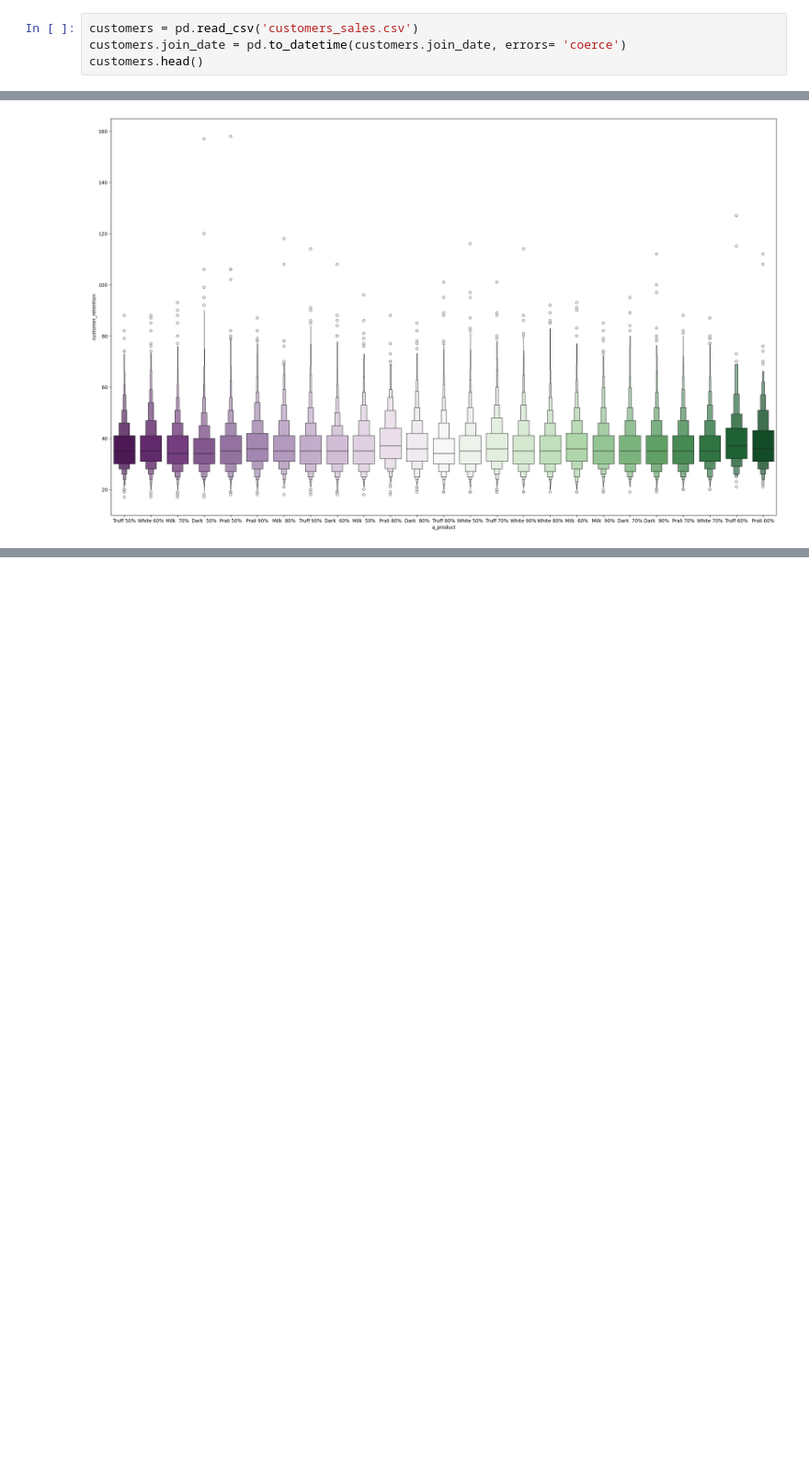
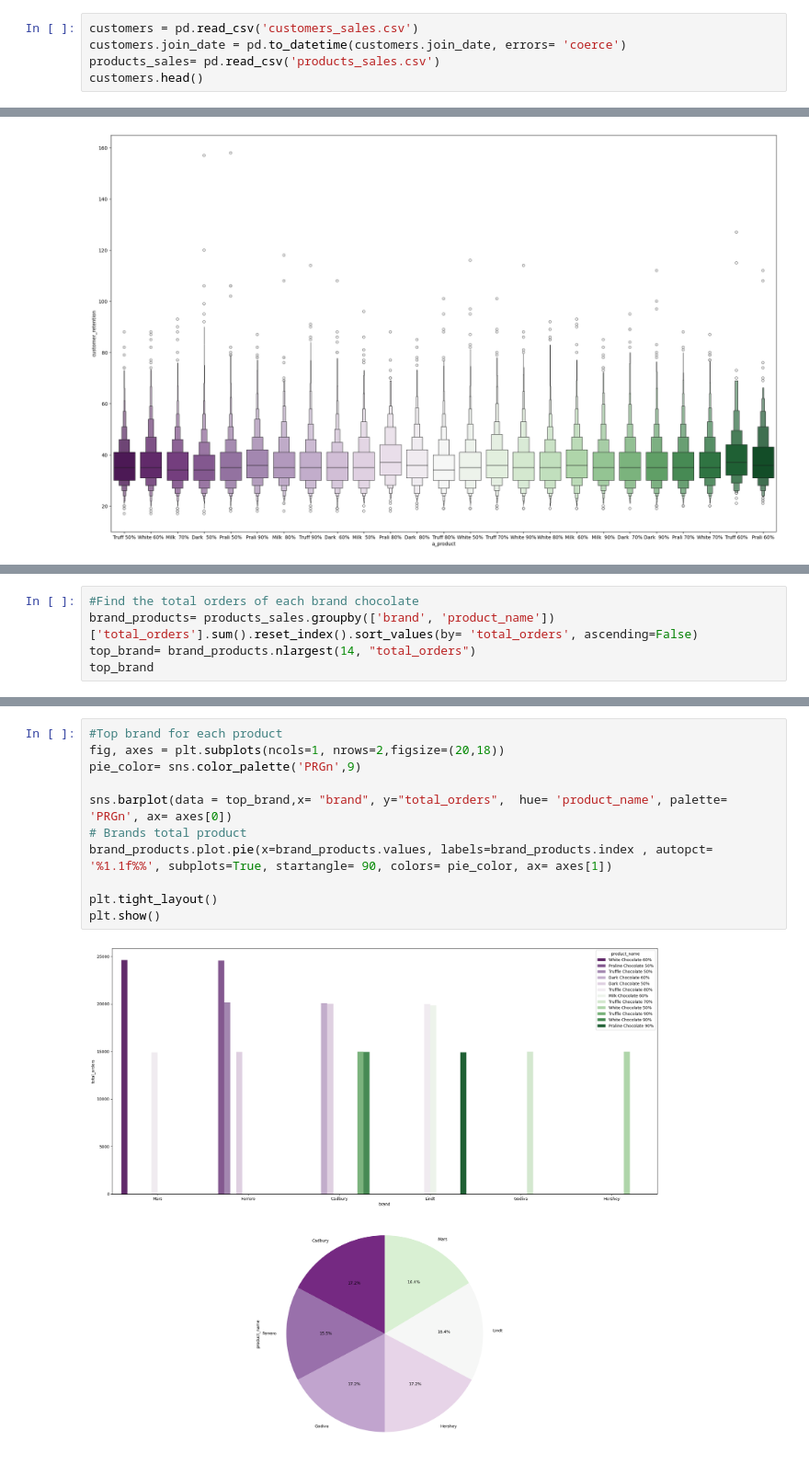
Before and after one commit to fa7hmed12121-eng/analyzing_chocolate_stores, a Jupyter notebook: pandas_charts/analyse_chocolate.ipynb, the cells around one changed output, grey strips where cells are left out. Shown at 92% size. Drawn from its saved outputs; the diff is of its cells as text; blank space fills up the shorter version.

Commit message:
Ive found the top product for each brand

```diff
--- a/pandas_charts/analyse_chocolate.ipynb
+++ b/pandas_charts/analyse_chocolate.ipynb
@@ -5,6 +5,7 @@ import seaborn as sns
 # %%
 customers = pd.read_csv('customers_sales.csv')
 customers.join_date = pd.to_datetime(customers.join_date, errors= 'coerce')
+products_sales= pd.read_csv('products_sales.csv')
 customers.head()
 # %% [output]
 |  | customer_id | age | gender | loyalty_member | join_date | product_name | avg_spending | total_orders | ... |
@@ -73,0 +97,5 @@ sns.boxenplot(data= customers, x= 'a_product', y='customer_retention', hue= 'a_p
+# %%
+#Find the total orders of each brand chocolate
+brand_products= products_sales.groupby(['brand', 'product_name'])['total_orders'].sum().reset_index().sort_values(by= 'total_orders', ascending=False)
+top_brand= brand_products.nlargest(14, "total_orders")
+top_brand
@@ -73,0 +118,13 @@ sns.boxenplot(data= customers, x= 'a_product', y='customer_retention', hue= 'a_p
+# %%
+#Top brand for each product
+fig, axes = plt.subplots(ncols=1, nrows=2,figsize=(20,18))
+pie_color= sns.color_palette('PRGn',9)
+
+sns.barplot(data = top_brand,x= "brand", y="total_orders",  hue= 'product_name', palette= 'PRGn', ax= axes[0])
+# Brands total product
+brand_products.plot.pie(x=brand_products.values, labels=brand_products.index , autopct= '%1.1f%%', subplots=True, startangle= 90, colors= pie_color, ax= axes[1])
+
+plt.tight_layout()
+plt.show()
+# %% [output]
+[figure, added]
```
Also changed, not shown: parts of 5 cells of this notebook, 2 other files.
